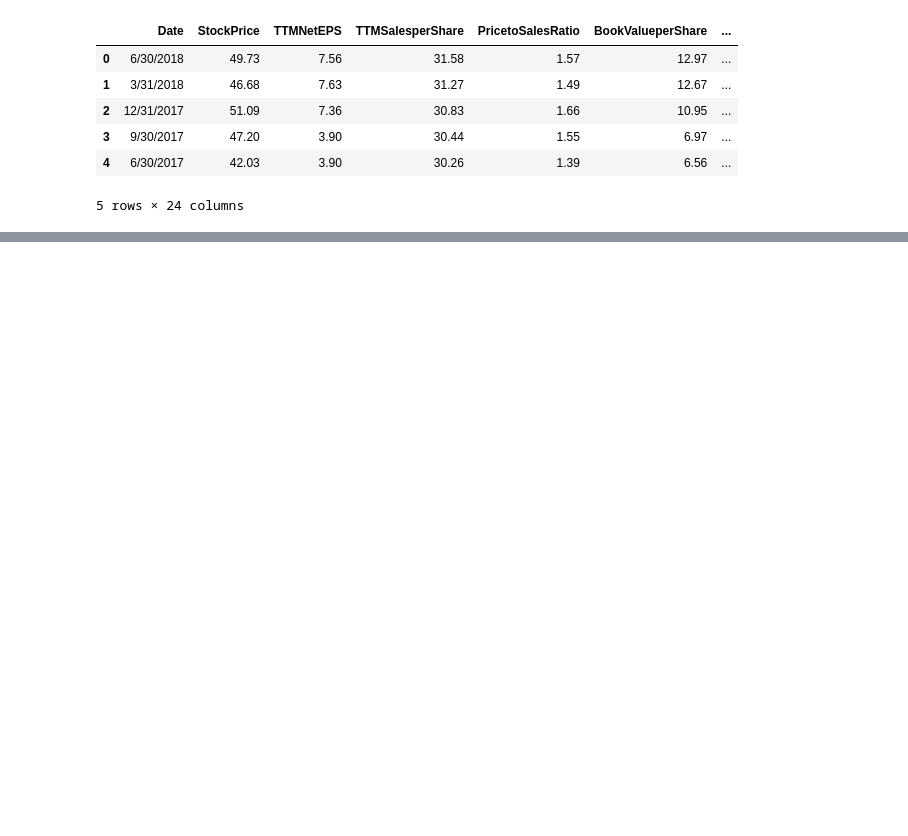
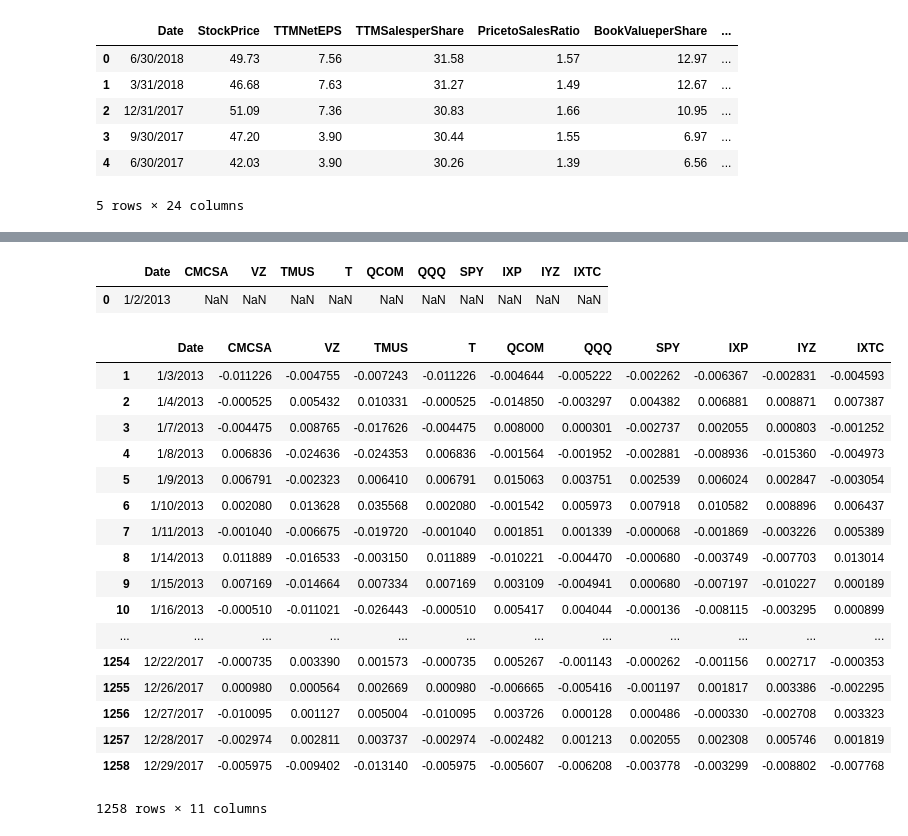
Before and after one commit to holsteinh/TelecomStockSelector, a Jupyter notebook: MiningProject_Preprocessing.ipynb, the cells around one changed output, grey strips where cells are left out. Saved outputs shown, nothing was run; the diff lists cells and outputs as text; code cells hidden in the pictures; blank space fills up the shorter version.

Commit message:
Completed Data Set 1 Preprocessing
First row dropped
All Values transformed to lognormal for daily return
Final csv file output

```diff
--- a/MiningProject_Preprocessing.ipynb
+++ b/MiningProject_Preprocessing.ipynb
@@ -26,7 +26,7 @@ data2.head()
 #Create new columns for daily lognormal return
 import numpy as np
 # normalize data with natural log of difference between each day
-data2['CMCSAlog']=np.log(data2.CMCSA/data2.CMCSA.shift(1))
+data2['Tlog']=np.log(data2.CMCSA/data2.CMCSA.shift(1))
 data2.head()
 # %% [output]
 |  | Date | CMCSA | VZ | TMUS | T | QCOM | QQQ | SPY | IXP | IYZ | IXTC | ... |
@@ -73,11 +64,15 @@ nan
 | 0 | 1/2/2013 | 17.399544 | 34.079788 | 15.774906 | 25.933586 | 54.45937 | 63.120499 | 130.419052 | 43.811684 | 21.551254 | 207.300003 | ... |
 # %%
 #Create new dataframe, copy dates, normalize all columns
+#Perform lognormal transformation for rest of the data
+# lognormal = percentage change per day, but can add or subtract cumulatively, unlike percentage
+# multiple values x 100 in your head to get the "percentage"
+
 data2norm = data2.filter(['Date'], axis=1)
 data2norm['CMCSA']=np.log(data2.CMCSA/data2.CMCSA.shift(1))
 data2norm['VZ']=np.log(data2.VZ/data2.VZ.shift(1))
 data2norm['TMUS']=np.log(data2.TMUS/data2.TMUS.shift(1))
-data2norm['T']=np.log(data2.T/data2.T.shift(1))
+data2norm['T']=np.log(data2.CMCSA/data2.CMCSA.shift(1))
 data2norm['QCOM']=np.log(data2.QCOM/data2.QCOM.shift(1))
 data2norm['QQQ']=np.log(data2.QQQ/data2.QQQ.shift(1))
 data2norm['SPY']=np.log(data2.SPY/data2.SPY.shift(1))
@@ -86,5 +81,5 @@ data2norm['IYZ']=np.log(data2.IYZ/data2.IYZ.shift(1))
 data2norm['IXTC']=np.log(data2.IXTC/data2.IXTC.shift(1))
 
 #check data
-data2norm.tail()
+data2norm.head()
 # %% [output]
@@ -91,0 +92,29 @@ TypeError: unsupported operand type(s) for /: 'float' and 'str'
+# %%
+#Check dataframe for nan values
+nan = data2norm[data2norm.isnull().any(axis=1)]
+nan
+# %% [output]
+|  | Date | CMCSA | VZ | TMUS | T | QCOM | QQQ | SPY | IXP | IYZ | IXTC |
+| 0 | 1/2/2013 | NaN | NaN | NaN | NaN | NaN | NaN | NaN | NaN | NaN | NaN |
+# %%
+# need to drop first row
+data2norm.drop(data2norm.index[0])
+# %% [output]
+|  | Date | CMCSA | VZ | TMUS | T | QCOM | QQQ | SPY | IXP | IYZ | IXTC |
+| 1 | 1/3/2013 | -0.011226 | -0.004755 | -0.007243 | -0.011226 | -0.004644 | -0.005222 | -0.002262 | -0.006367 | -0.002831 | -0.004593 |
+| 2 | 1/4/2013 | -0.000525 | 0.005432 | 0.010331 | -0.000525 | -0.014850 | -0.003297 | 0.004382 | 0.006881 | 0.008871 | 0.007387 |
+| 3 | 1/7/2013 | -0.004475 | 0.008765 | -0.017626 | -0.004475 | 0.008000 | 0.000301 | -0.002737 | 0.002055 | 0.000803 | -0.001252 |
+| 4 | 1/8/2013 | 0.006836 | -0.024636 | -0.024353 | 0.006836 | -0.001564 | -0.001952 | -0.002881 | -0.008936 | -0.015360 | -0.004973 |
+| 5 | 1/9/2013 | 0.006791 | -0.002323 | 0.006410 | 0.006791 | 0.015063 | 0.003751 | 0.002539 | 0.006024 | 0.002847 | -0.003054 |
+| 6 | 1/10/2013 | 0.002080 | 0.013628 | 0.035568 | 0.002080 | -0.001542 | 0.005973 | 0.007918 | 0.010582 | 0.008896 | 0.006437 |
+| 7 | 1/11/2013 | -0.001040 | -0.006675 | -0.019720 | -0.001040 | 0.001851 | 0.001339 | -0.000068 | -0.001869 | -0.003226 | 0.005389 |
+| 8 | 1/14/2013 | 0.011889 | -0.016533 | -0.003150 | 0.011889 | -0.010221 | -0.004470 | -0.000680 | -0.003749 | -0.007703 | 0.013014 |
+| 9 | 1/15/2013 | 0.007169 | -0.014664 | 0.007334 | 0.007169 | 0.003109 | -0.004941 | 0.000680 | -0.007197 | -0.010227 | 0.000189 |
+| 10 | 1/16/2013 | -0.000510 | -0.011021 | -0.026443 | -0.000510 | 0.005417 | 0.004044 | -0.000136 | -0.008115 | -0.003295 | 0.000899 |
+| ... | ... | ... | ... | ... | ... | ... | ... | ... | ... | ... | ... |
+| 1254 | 12/22/2017 | -0.000735 | 0.003390 | 0.001573 | -0.000735 | 0.005267 | -0.001143 | -0.000262 | -0.001156 | 0.002717 | -0.000353 |
+| 1255 | 12/26/2017 | 0.000980 | 0.000564 | 0.002669 | 0.000980 | -0.006665 | -0.005416 | -0.001197 | 0.001817 | 0.003386 | -0.002295 |
+| 1256 | 12/27/2017 | -0.010095 | 0.001127 | 0.005004 | -0.010095 | 0.003726 | 0.000128 | 0.000486 | -0.000330 | -0.002708 | 0.003323 |
+| 1257 | 12/28/2017 | -0.002974 | 0.002811 | 0.003737 | -0.002974 | -0.002482 | 0.001213 | 0.002055 | 0.002308 | 0.005746 | 0.001819 |
+| 1258 | 12/29/2017 | -0.005975 | -0.009402 | -0.013140 | -0.005975 | -0.005607 | -0.006208 | -0.003778 | -0.003299 | -0.008802 | -0.007768 |
+1258 rows × 11 columns
```
Also changed, not shown: parts of 4 cells of this notebook, 1 other file.
